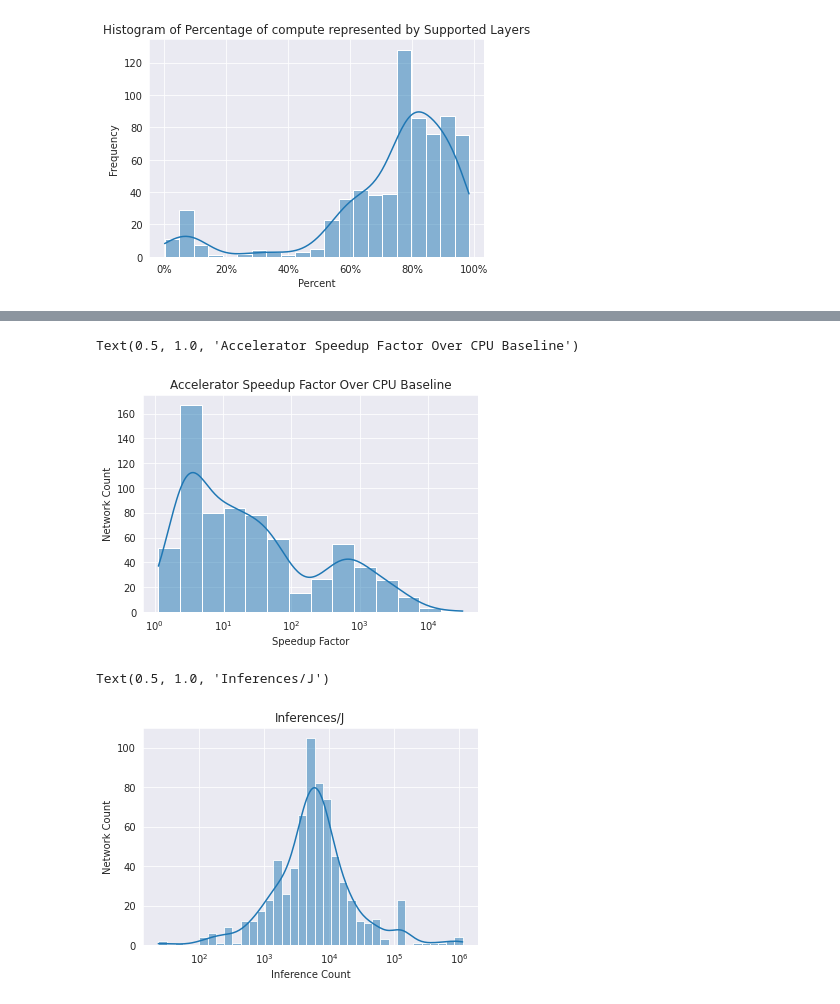
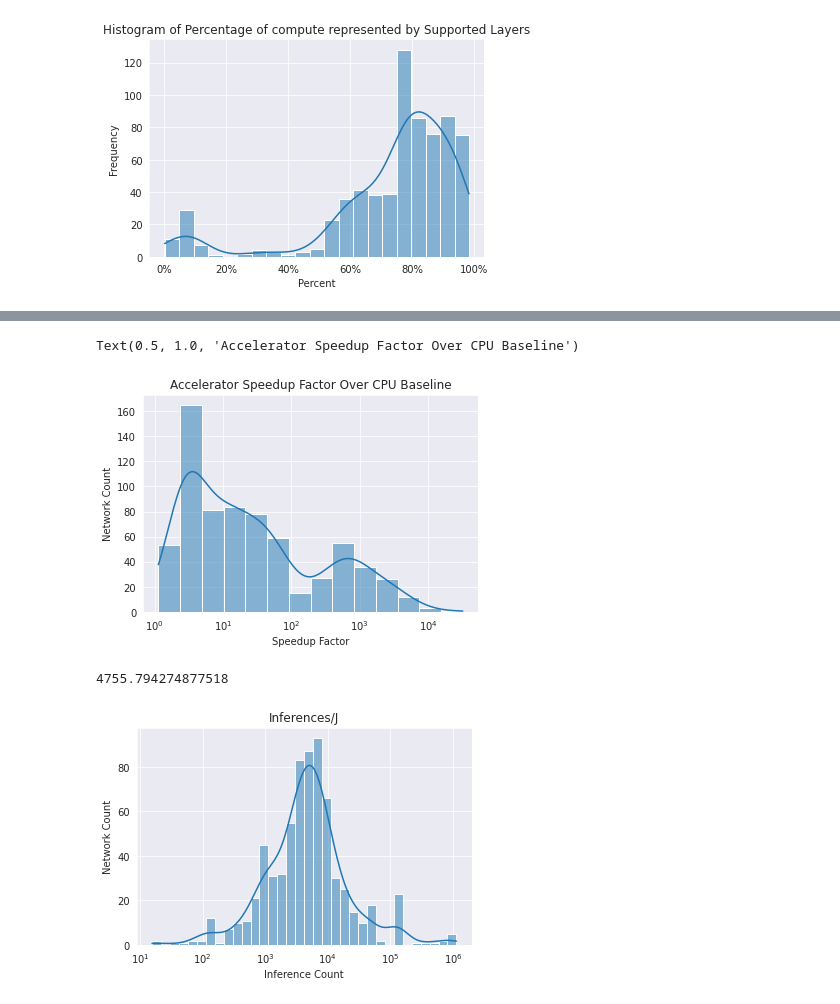
Before and after one commit to asultan123/hero-sim, a Jupyter notebook: scripts/playground.ipynb, the cells around one changed output, grey strips where cells are left out. Saved outputs shown, nothing was run; the diff lists cells and outputs as text; code cells hidden in the pictures.

Commit message:
added prog hist. fixed bug with inferences/j

```diff
--- a/scripts/playground.ipynb
+++ b/scripts/playground.ipynb
@@ -32,23 +53,24 @@ plt.xaxis.set_major_formatter(mtick.PercentFormatter())
 # %%
 arch_metrics = pd.read_csv('../data/arch_metrics_iofmap_1mb.csv', index_col=[0,1],)
-
-plt = se.histplot(x = arch_metrics['speedup'].groupby(level=0).mean(), log_scale=True, kde=True)
+x = arch_metrics['speedup'].groupby(level=0).mean()
+plt = se.histplot(x, log_scale=True, kde=True)
 plt.set_xscale('log', base=10)
 plt.set_xlabel('Speedup Factor')
 plt.set_ylabel('Network Count')
 plt.set_title('Accelerator Speedup Factor Over CPU Baseline')
 # %% [output]
 Text(0.5, 1.0, 'Accelerator Speedup Factor Over CPU Baseline')
-[figure, old version]
+[figure, new version]
 # %%
 arch_metrics = pd.read_csv('../data/arch_metrics_iofmap_1mb.csv', index_col=[0,1],)
 
-inferences_per_joule = arch_metrics.groupby(level = 0).mean().loc[:, ~arch_metrics.columns.isin(['latency', 'load_bw', 'store_bw', 'speedup', 'percent_of_compute', 'util'])].sum(axis = 1).pow(-1)
+inferences_per_joule = arch_metrics.groupby(level = 0).mean().loc[:, arch_metrics.columns.isin(["dram_energy", "ifmap_sram_energy", "psum_sram_energy", "reuse_chain_sram_energy", "weight_sram_energy", "mac_energy"])].sum(axis = 1).pow(-1)
 plt = se.histplot(inferences_per_joule, log_scale=True, kde=True)
 plt.set_xscale('log', base=10)
 plt.set_xlabel('Inference Count')
 plt.set_ylabel('Network Count')
 plt.set_title('Inferences/J')
+inferences_per_joule.median()
 # %% [output]
-Text(0.5, 1.0, 'Inferences/J')
+4755.794274877518
-[figure, old version]
+[figure, new version]
```
Also changed, not shown: parts of 14 cells of this notebook.
